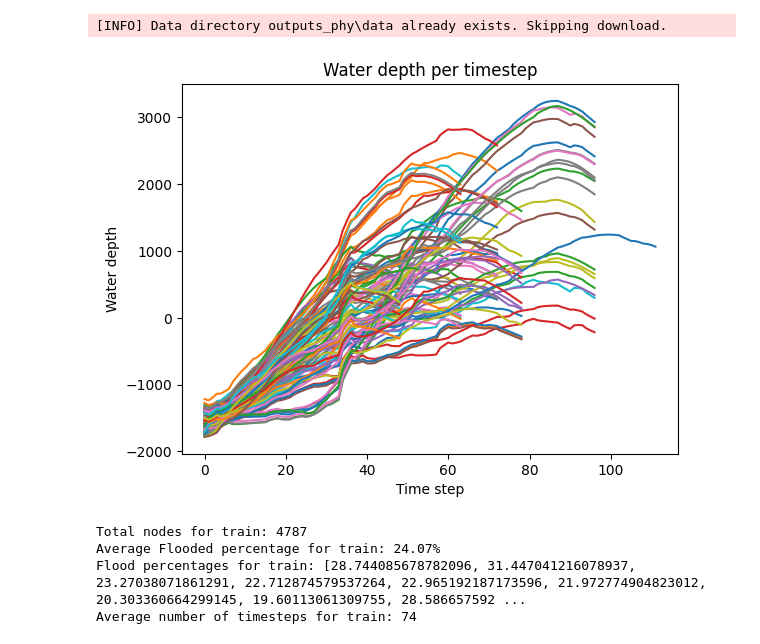
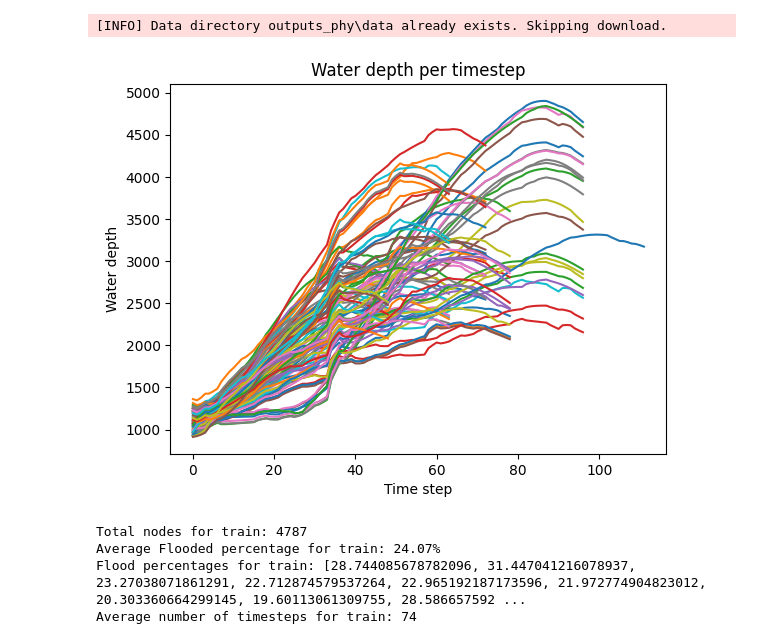
Before and after one commit to acostacos/HydroGraphNet, a Jupyter notebook: data_analysis.ipynb, the cells around one changed output. Drawn from its saved outputs; the diff is of its cells as text; code cells hidden in the pictures.

```diff
--- a/data_analysis.ipynb
+++ b/data_analysis.ipynb
@@ -21,15 +24,21 @@ dataset = HydroGraphDataset(
 # %%
 import matplotlib.pyplot as plt
 
+water_depth_mean = dataset.dynamic_stats['water_depth']['mean']
+water_depth_std = dataset.dynamic_stats['water_depth']['std']
+last_ts = dataset.rollout_length if dataset.split == "test" else None
+
 for dyn in dataset.dynamic_data:
-    water_depth = dyn['water_depth']
+    water_depth = dyn['water_depth'][:last_ts]
+    water_depth = dataset.denormalize(water_depth, water_depth_mean, water_depth_std)
+    assert (water_depth >= 0).all(), "Water depth should be positive"
     total_wd_per_ts = water_depth.sum(axis=1)
     plt.plot(total_wd_per_ts)
     plt.title(f'Water depth per timestep')
     plt.xlabel('Time step')
     plt.ylabel('Water depth')
 # %% [output]
-[figure, old version]
+[figure, new version]
 # %%
 import numpy as np
 
```
Also changed, not shown: parts of 1 cell of this notebook.
